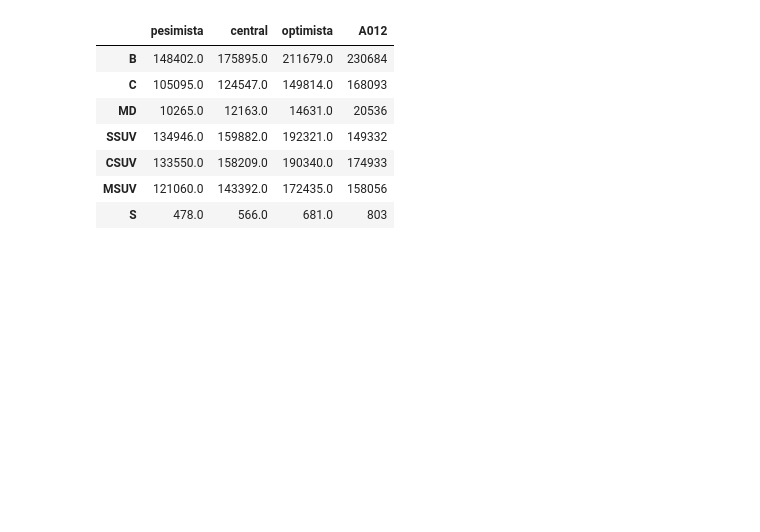
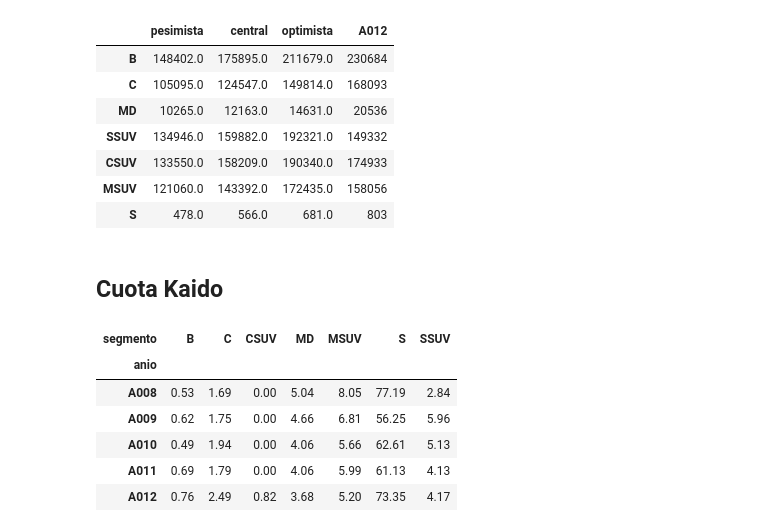
Before and after one commit to claudiaalozano/kaido-motors, a Jupyter notebook: prevision_A013.ipynb, the cells around one changed output. Saved outputs shown, nothing was run; the diff lists cells and outputs as text; code cells hidden in the pictures; blank space fills up the shorter version.

Commit message:
Modelo de demanda A013 (mercado total x peso x cuota) y simulacion de escenarios

```diff
--- a/prevision_A013.ipynb
+++ b/prevision_A013.ipynb
@@ -819,3 +819,20 @@ resumen
 | CSUV | 133550.0 | 158209.0 | 190340.0 | 174933 |
 | MSUV | 121060.0 | 143392.0 | 172435.0 | 158056 |
 | S | 478.0 | 566.0 | 681.0 | 803 |
+# %% [markdown]
+## Cuota Kaido
+# %%
+mercado = pd.read_csv(RAIZ / "data" / "mercado_mensual.csv",
+                      keep_default_na=False, na_values=[""])
+
+cuota_anual = mercado.groupby(["anio", "segmento"])[["marca_propia", "unidades"]].sum()
+cuota_anual = (cuota_anual["marca_propia"] / cuota_anual["unidades"] * 100).unstack().round(2)
+cuota_anual.loc["A008":]
+# %% [output]
+| segmento | B | C | CSUV | MD | MSUV | S | SSUV |
+| anio |  |  |  |  |  |  |  |
+| A008 | 0.53 | 1.69 | 0.00 | 5.04 | 8.05 | 77.19 | 2.84 |
+| A009 | 0.62 | 1.75 | 0.00 | 4.66 | 6.81 | 56.25 | 5.96 |
+| A010 | 0.49 | 1.94 | 0.00 | 4.06 | 5.66 | 62.61 | 5.13 |
+| A011 | 0.69 | 1.79 | 0.00 | 4.06 | 5.99 | 61.13 | 4.13 |
+| A012 | 0.76 | 2.49 | 0.82 | 3.68 | 5.20 | 73.35 | 4.17 |
```
Also changed, not shown: 1 other file.
